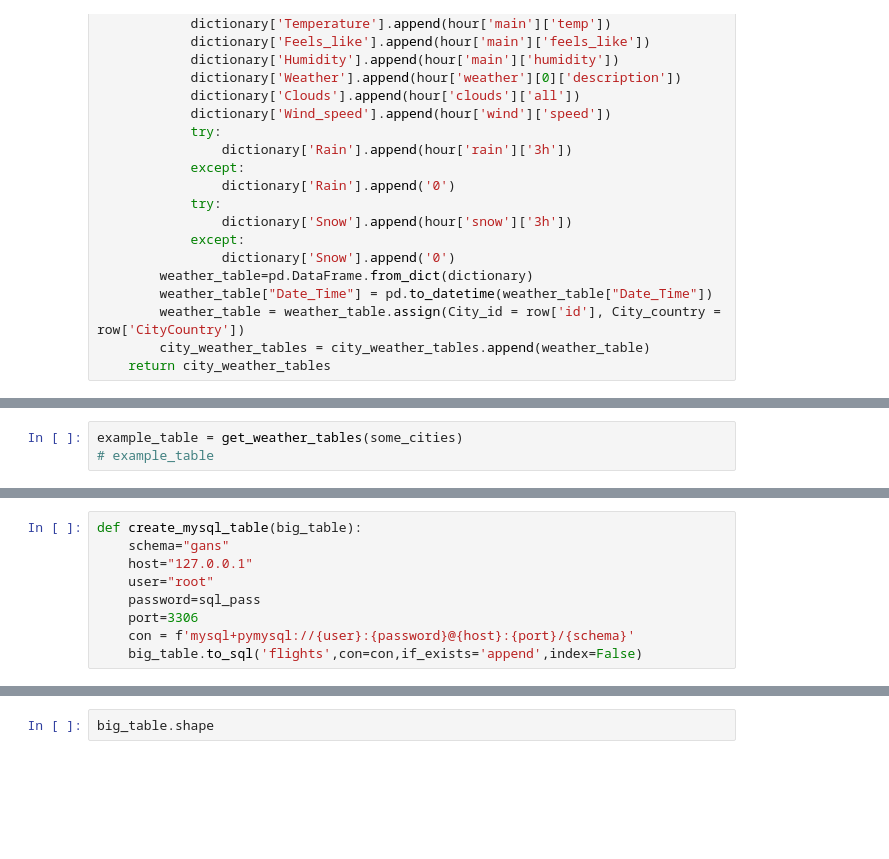
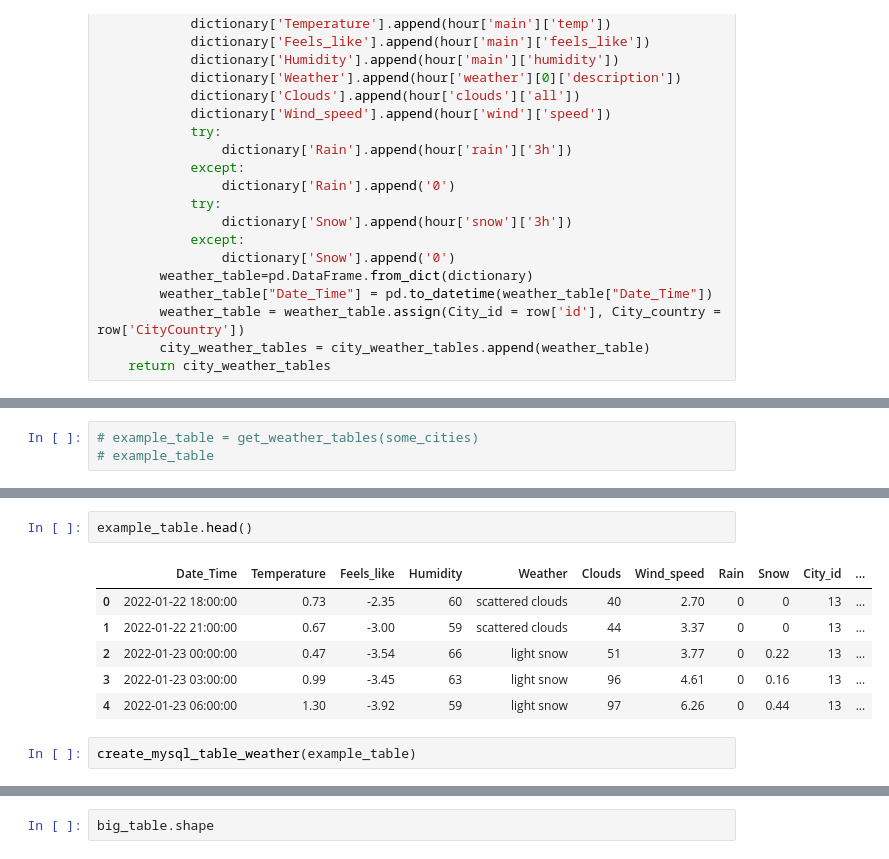
Before and after one commit to Konstantaras93/APIS, a Jupyter notebook: Databases_export.ipynb, the cells around one changed output, grey strips where cells are left out. Saved outputs shown, nothing was run; the diff lists cells and outputs as text; blank space fills up the shorter version.

```diff
--- a/Databases_export.ipynb
+++ b/Databases_export.ipynb
@@ -260,3 +287,3 @@ create_mysql_table(get_weather_tables(some_cities))
 # %%
-example_table = get_weather_tables(some_cities)
+# example_table = get_weather_tables(some_cities)
 # example_table
@@ -282,9 +290,11 @@ def get_all_info(cities):
-# %%
-def create_mysql_table(big_table):
-    schema="gans"
-    host="127.0.0.1"
-    user="root"
-    password=sql_pass
-    port=3306
-    con = f'mysql+pymysql://{user}:{password}@{host}:{port}/{schema}'
-    big_table.to_sql('flights',con=con,if_exists='append',index=False)
+# %%
+example_table.head()
+# %% [output]
+|  | Date_Time | Temperature | Feels_like | Humidity | Weather | Clouds | Wind_speed | Rain | Snow | City_id | ... |
+| 0 | 2022-01-22 18:00:00 | 0.73 | -2.35 | 60 | scattered clouds | 40 | 2.70 | 0 | 0 | 13 | ... |
+| 1 | 2022-01-22 21:00:00 | 0.67 | -3.00 | 59 | scattered clouds | 44 | 3.37 | 0 | 0 | 13 | ... |
+| 2 | 2022-01-23 00:00:00 | 0.47 | -3.54 | 66 | light snow | 51 | 3.77 | 0 | 0.22 | 13 | ... |
+| 3 | 2022-01-23 03:00:00 | 0.99 | -3.45 | 63 | light snow | 96 | 4.61 | 0 | 0.16 | 13 | ... |
+| 4 | 2022-01-23 06:00:00 | 1.30 | -3.92 | 59 | light snow | 97 | 6.26 | 0 | 0.44 | 13 | ... |
+# %%
+create_mysql_table_weather(example_table)
```
Also changed, not shown: parts of 51 cells of this notebook, 2 other files.
